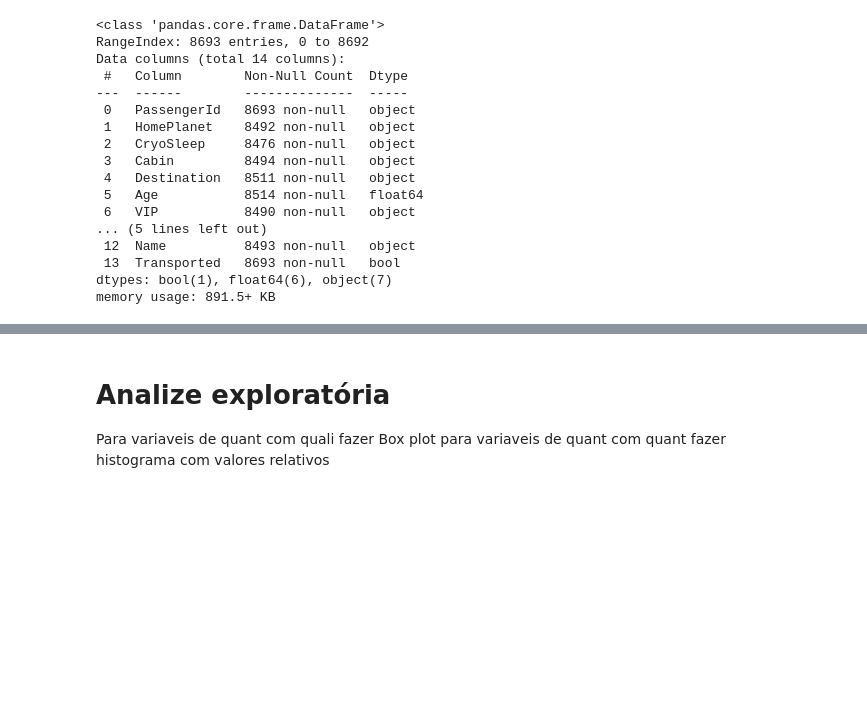
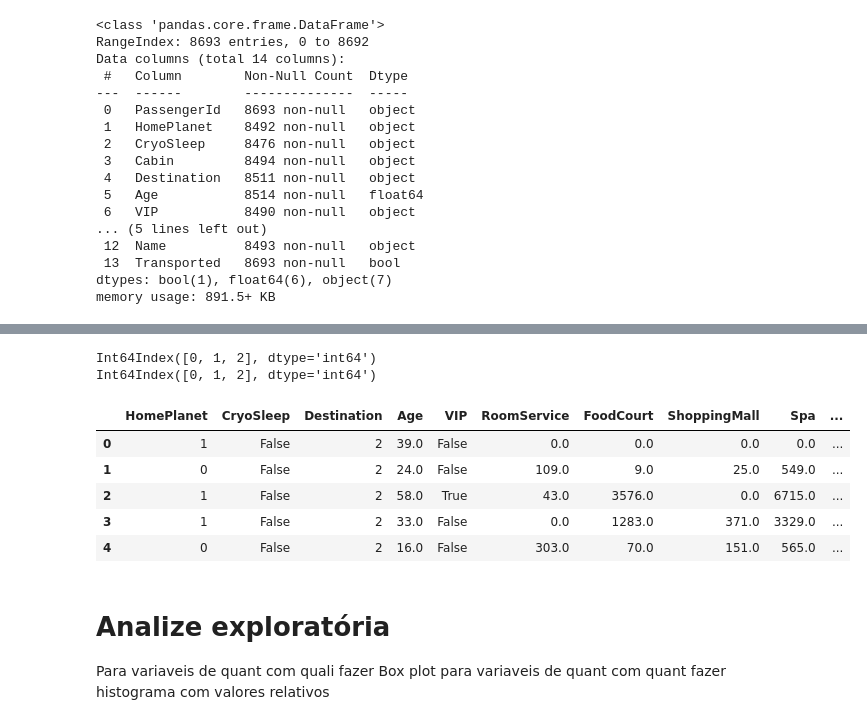
Before and after one commit to thomasbekhor/Exploratory-and-Predictive-Analysis, a Jupyter notebook: PASSANGERS.ipynb, the cells around one changed output, grey strips where cells are left out. Cells and saved outputs as stored; diff of their text form; code cells hidden in the pictures; blank space fills up the shorter version.

```diff
--- a/PASSANGERS.ipynb
+++ b/PASSANGERS.ipynb
@@ -75,3 +79,32 @@ df["HomePlanet"].cat.categories=[0,1,2]
+# %%
+
+df["HomePlanet"]=df["HomePlanet"].astype('category')
+print(df["HomePlanet"].cat.categories)
+df["HomePlanet"].cat.categories=[0,1,2]
+# 0 é Earth , Europa é 1 e Mars é 2
+df["Destination"]=df["Destination"].astype('category')
+print(df["Destination"].cat.categories)
+df["Destination"].cat.categories=[0,1,2]
+# 0 é 55 Canccri e 1 é  PSO J318.5-22, 2 é TRAPPIST-1e
+
+#so fiz para testar
+df["Primeira Cabin"]=df["Primeira Cabin"].astype('category')
+df["Segunda Cabin"]=df["Segunda Cabin"].astype('category')
+df["Terceira Cabin"]=df["Terceira Cabin"].astype("category")
+#print(df["Cabin"].cat.categories)
+#df["Cabin"].cat.categories=[]
+# %% [output]
+Int64Index([0, 1, 2], dtype='int64')
+Int64Index([0, 1, 2], dtype='int64')
+# %%
+df.head()
+# %% [output]
+|  | HomePlanet | CryoSleep | Destination | Age | VIP | RoomService | FoodCourt | ShoppingMall | Spa | ... |
+| 0 | 1 | False | 2 | 39.0 | False | 0.0 | 0.0 | 0.0 | 0.0 | ... |
+| 1 | 0 | False | 2 | 24.0 | False | 109.0 | 9.0 | 25.0 | 549.0 | ... |
+| 2 | 1 | False | 2 | 58.0 | True | 43.0 | 3576.0 | 0.0 | 6715.0 | ... |
+| 3 | 1 | False | 2 | 33.0 | False | 0.0 | 1283.0 | 371.0 | 3329.0 | ... |
+| 4 | 0 | False | 2 | 16.0 | False | 303.0 | 70.0 | 151.0 | 565.0 | ... |
 # %% [markdown]
 # Analize exploratória
 
```
Also changed, not shown: parts of 8 cells of this notebook.
